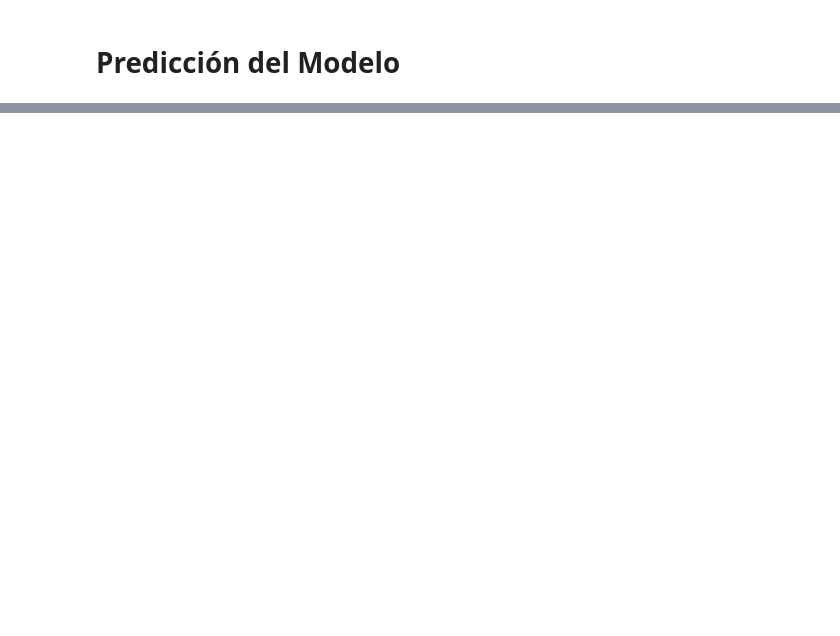
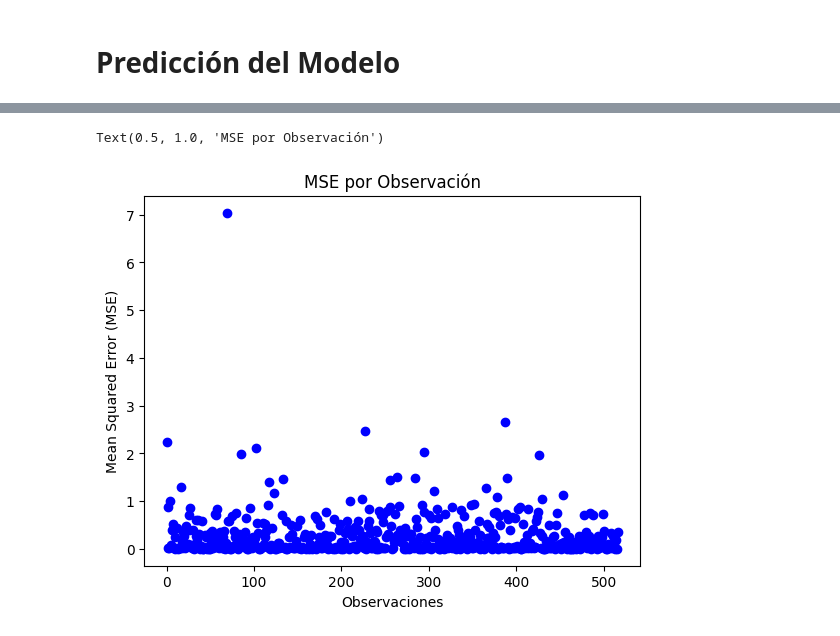
Before and after one commit to Aristondo01/Prediccion_sensores, a Jupyter notebook: Sensores.ipynb, the cells around one changed output, grey strips where cells are left out. Cells and saved outputs as stored; diff of their text form; code cells hidden in the pictures; blank space fills up the shorter version.

```diff
--- a/Sensores.ipynb
+++ b/Sensores.ipynb
@@ -99,0 +137,13 @@ R^2 Score: 0.9102162136183283
+# %%
+mse_values = np.array([mean_squared_error([y], [yp]) for y, yp in zip(y_test, y_pred)])
+
+# Crear un gráfico de dispersión
+plt.scatter(range(len(mse_values)), mse_values, color='blue')
+
+# Etiquetas y título
+plt.xlabel('Observaciones')
+plt.ylabel('Mean Squared Error (MSE)')
+plt.title('MSE por Observación')
+# %% [output]
+Text(0.5, 1.0, 'MSE por Observación')
+[figure, added]
```
Also changed, not shown: parts of 12 cells of this notebook.
